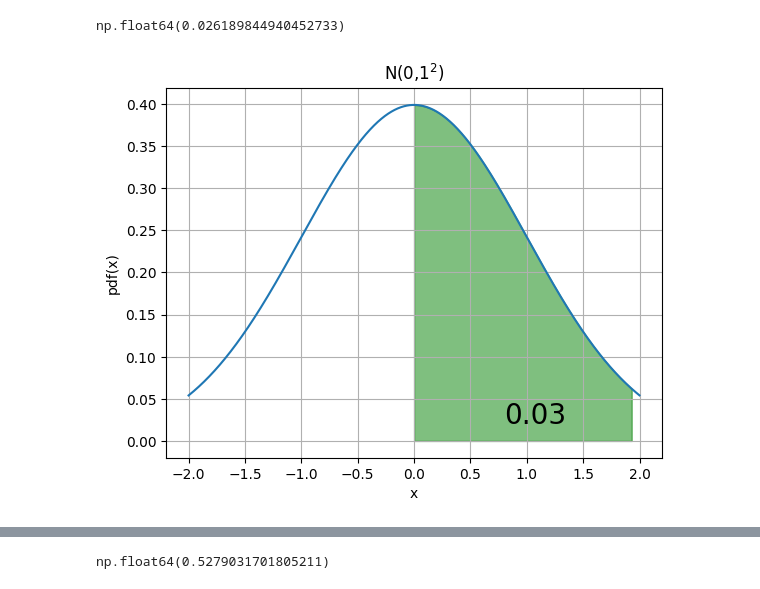
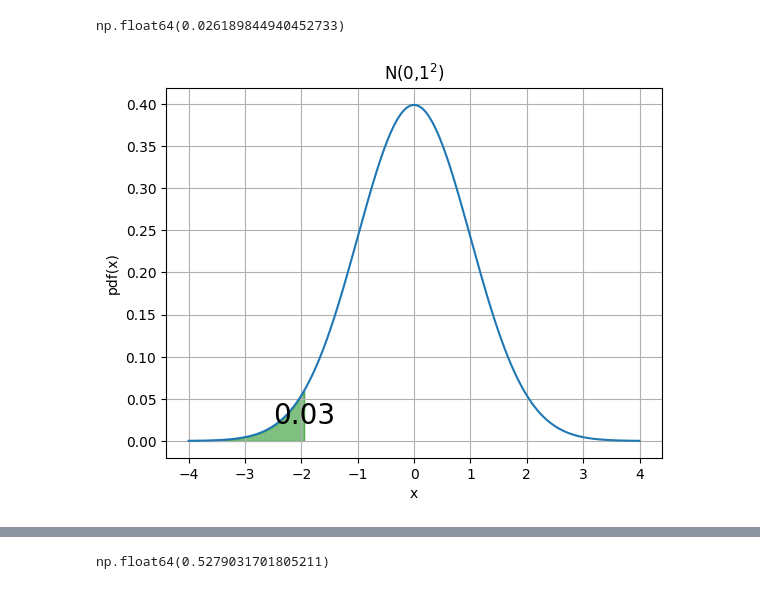
Before and after one commit to alexistenorio/ModelosEstadisticos, a Jupyter notebook: Variables_aleatorias_continuas_simulaciones.ipynb, the cells around one changed output, grey strips where cells are left out. Drawn from its saved outputs; the diff is of its cells as text; code cells hidden in the pictures.

```diff
--- a/Variables_aleatorias_continuas_simulaciones.ipynb
+++ b/Variables_aleatorias_continuas_simulaciones.ipynb
@@ -513,20 +513,20 @@ np.float64(0.026189844940452733)
 # %%
 # Graficamos el área
 fig, ax = plt.subplots()
-x= np.arange(-2,2,0.001)
+x= np.arange(-4,4,0.001)
 ax.plot(x, norm.pdf(x,loc=0,scale=1))
 ax.set_title("N(0,$1^2$)")
 ax.set_xlabel('x')
 ax.set_ylabel('pdf(x)')
 ax.grid(True)
-px=np.arange(0,1.94,0.01)
+px=np.arange(-4,-1.94,0.01)
 # ax.set_ylim(0,0.25)
 ax.fill_between(px,norm.pdf(px,loc=0,scale=1),alpha=0.5, color='g')
 pro=norm.cdf(x=-1.94, loc=0, scale=1)
-ax.text(0.8,0.02,round(pro,2), fontsize=20)
+ax.text(-2.5,0.02,round(pro,2), fontsize=20)
 plt.show()
 # %% [output]
-[figure, old version]
+[figure, new version]
 # %% [markdown]
 $\mathbb{P}(Z>-b)$: Queremos calcular $(Z>-0.07)$, lo cuál puede realizarse de la siguiente manera:
 * Tablas de área a la derecha: $\mathbb{P}(Z>-0.07) = \mathbb{P}(-0.07<Z<0) + \mathbb{P}(Z>0) = \mathbb{P}(0<Z<0.07) + \mathbb{P}(Z>0) = 0.0279 + 0.5 = 0.5279$
```
Also changed, not shown: parts of 2 cells of this notebook.
